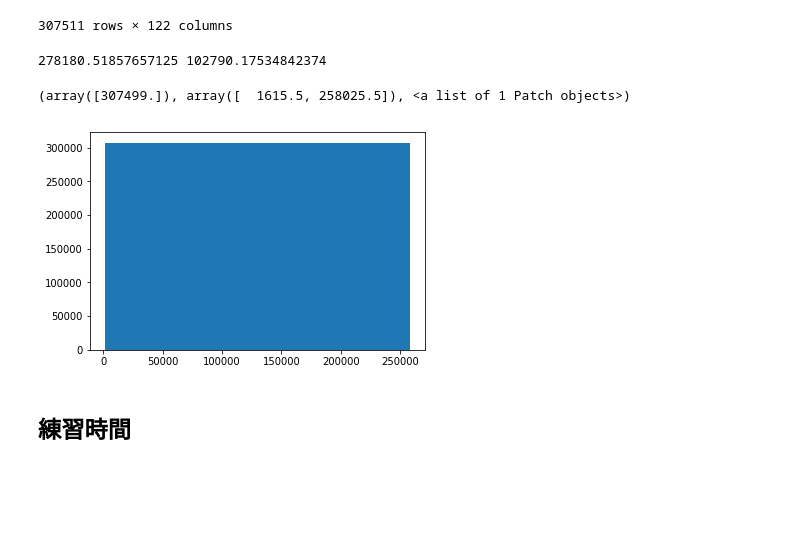
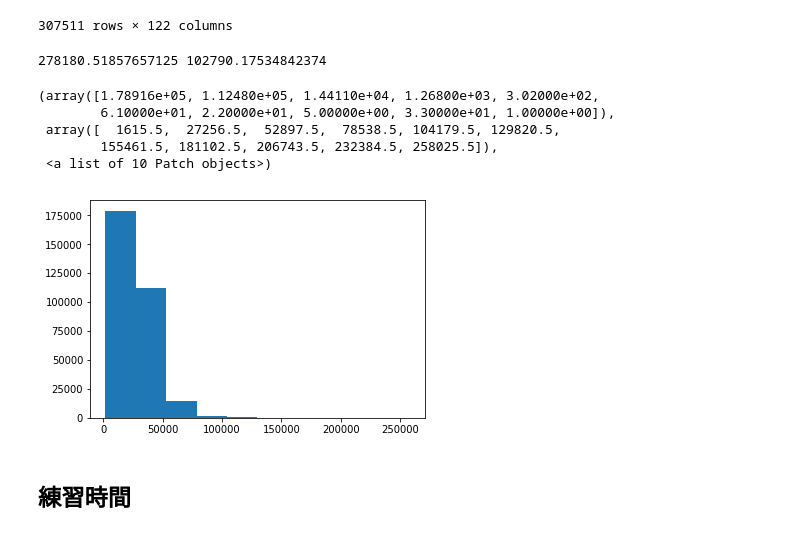
Before and after one commit to LinChengXian/2nd-ML100Days, a Jupyter notebook: homework/Day_005_HW.ipynb, the cells around one changed output. Cells and saved outputs as stored; diff of their text form; code cells hidden in the pictures; blank space fills up the shorter version.

```diff
--- a/homework/Day_005_HW.ipynb
+++ b/homework/Day_005_HW.ipynb
@@ -32,14 +32,18 @@ app_train
 # %%
 import matplotlib.pyplot as plt
 %matplotlib inline
 a = app_train['SK_ID_CURR'].mean()
 b = app_train['SK_ID_CURR'].std()
 print (a,b)
-plt.hist(app_train['AMT_ANNUITY'],bins=1)
+plt.hist(app_train['AMT_ANNUITY'])
 # %% [output]
 278180.51857657125 102790.17534842374
-(array([307499.]), array([  1615.5, 258025.5]), <a list of 1 Patch objects>)
+(array([1.78916e+05, 1.12480e+05, 1.44110e+04, 1.26800e+03, 3.02000e+02,
+        6.10000e+01, 2.20000e+01, 5.00000e+00, 3.30000e+01, 1.00000e+00]),
+ array([  1615.5,  27256.5,  52897.5,  78538.5, 104179.5, 129820.5,
+        155461.5, 181102.5, 206743.5, 232384.5, 258025.5]),
+ <a list of 10 Patch objects>)
-[figure, old version]
+[figure, new version]
 # %% [markdown]
 ## 練習時間
 # %% [markdown]
```
